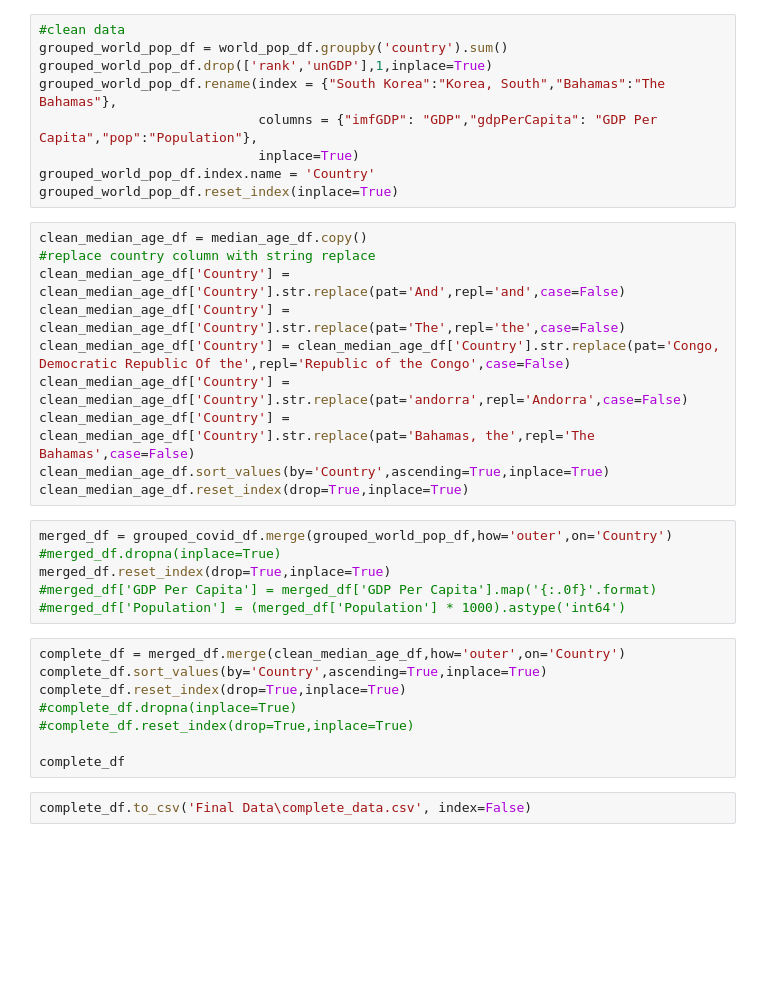
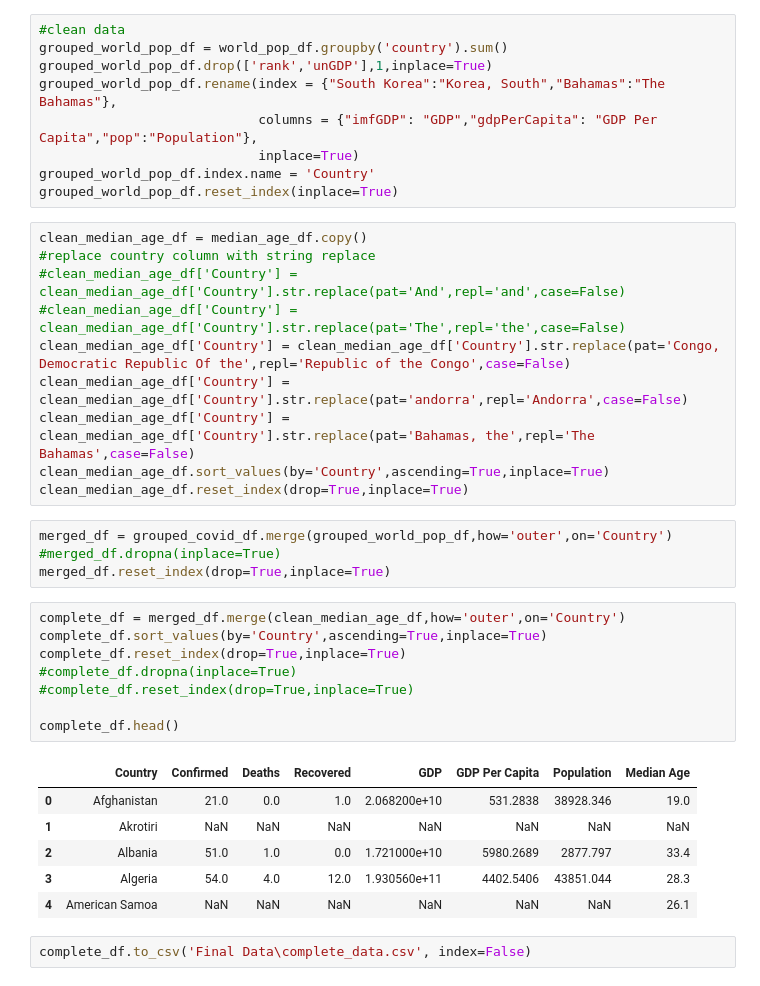
Before and after one commit to shozi91/PredictingCOVID, a Jupyter notebook: merged_data.ipynb, the cells around one changed output. Cells and saved outputs as stored; diff of their text form; blank space fills up the shorter version.

```diff
--- a/merged_data.ipynb
+++ b/merged_data.ipynb
@@ -68,8 +71,8 @@ grouped_world_pop_df.reset_index(inplace=True)
 # %%
 clean_median_age_df = median_age_df.copy()
 #replace country column with string replace
-clean_median_age_df['Country'] = clean_median_age_df['Country'].str.replace(pat='And',repl='and',case=False)
-clean_median_age_df['Country'] = clean_median_age_df['Country'].str.replace(pat='The',repl='the',case=False)
+#clean_median_age_df['Country'] = clean_median_age_df['Country'].str.replace(pat='And',repl='and',case=False)
+#clean_median_age_df['Country'] = clean_median_age_df['Country'].str.replace(pat='The',repl='the',case=False)
 clean_median_age_df['Country'] = clean_median_age_df['Country'].str.replace(pat='Congo, Democratic Republic Of the',repl='Republic of the Congo',case=False)
 clean_median_age_df['Country'] = clean_median_age_df['Country'].str.replace(pat='andorra',repl='Andorra',case=False)
 clean_median_age_df['Country'] = clean_median_age_df['Country'].str.replace(pat='Bahamas, the',repl='The Bahamas',case=False)
@@ -79,16 +82,21 @@ clean_median_age_df.reset_index(drop=True,inplace=True)
 merged_df = grouped_covid_df.merge(grouped_world_pop_df,how='outer',on='Country')
 #merged_df.dropna(inplace=True)
 merged_df.reset_index(drop=True,inplace=True)
-#merged_df['GDP Per Capita'] = merged_df['GDP Per Capita'].map('{:.0f}'.format)
-#merged_df['Population'] = (merged_df['Population'] * 1000).astype('int64')
 # %%
 complete_df = merged_df.merge(clean_median_age_df,how='outer',on='Country')
 complete_df.sort_values(by='Country',ascending=True,inplace=True)
 complete_df.reset_index(drop=True,inplace=True)
 #complete_df.dropna(inplace=True)
 #complete_df.reset_index(drop=True,inplace=True)
 
-complete_df
+complete_df.head()
+# %% [output]
+|  | Country | Confirmed | Deaths | Recovered | GDP | GDP Per Capita | Population | Median Age |
+| 0 | Afghanistan | 21.0 | 0.0 | 1.0 | 2.068200e+10 | 531.2838 | 38928.346 | 19.0 |
+| 1 | Akrotiri | NaN | NaN | NaN | NaN | NaN | NaN | NaN |
+| 2 | Albania | 51.0 | 1.0 | 0.0 | 1.721000e+10 | 5980.2689 | 2877.797 | 33.4 |
+| 3 | Algeria | 54.0 | 4.0 | 12.0 | 1.930560e+11 | 4402.5406 | 43851.044 | 28.3 |
+| 4 | American Samoa | NaN | NaN | NaN | NaN | NaN | NaN | 26.1 |
 # %%
 complete_df.to_csv('Final Data\complete_data.csv', index=False)
 # %%
```
Also changed, not shown: parts of 13 cells of this notebook, 3 other files.
